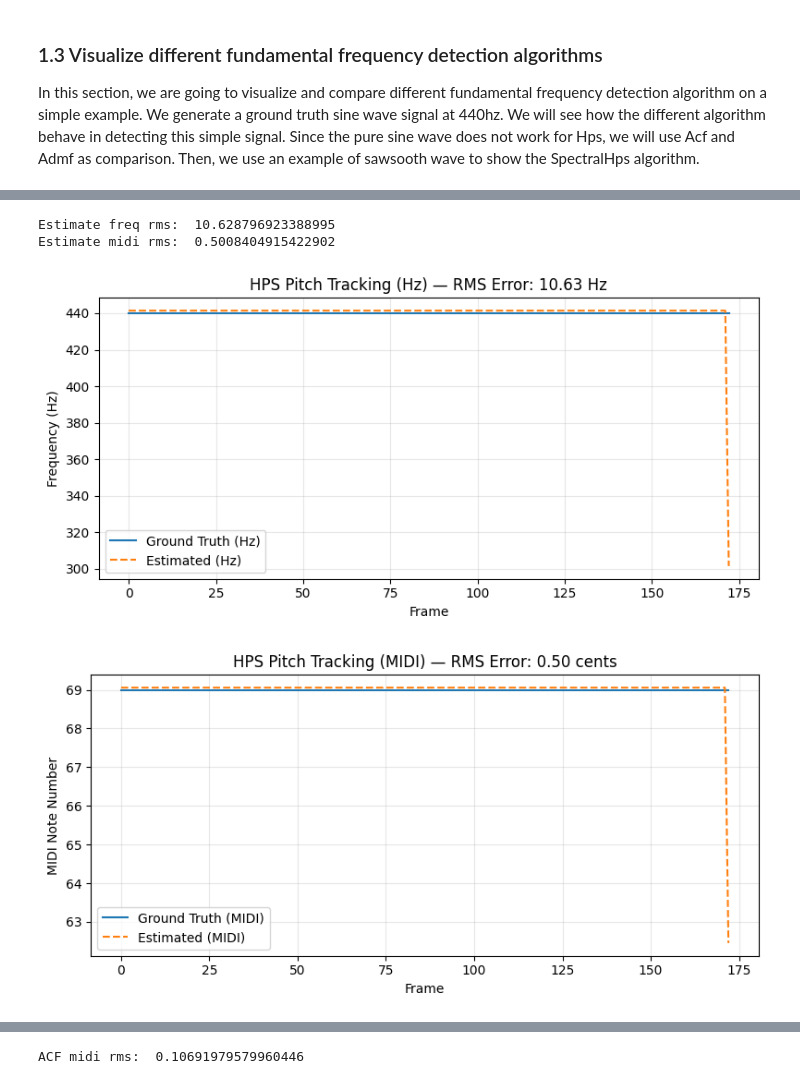
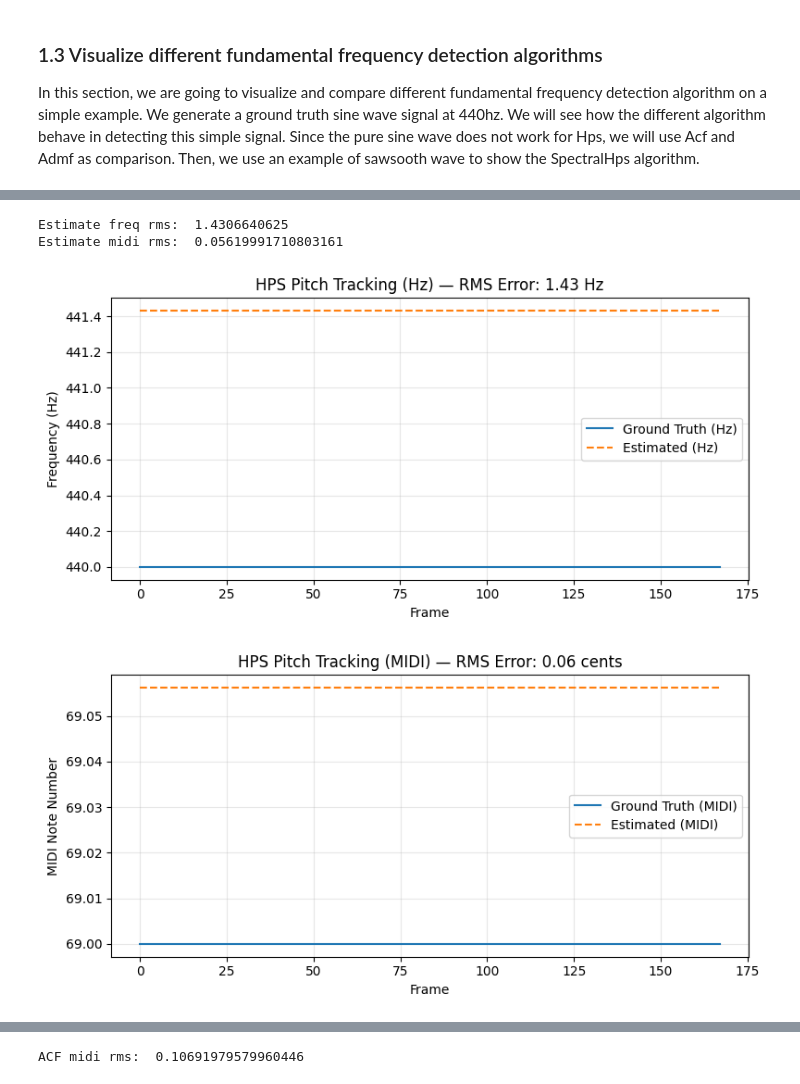
Before and after one commit to alexanderlerch/pynbACA, a Jupyter notebook: Notebooks/03_PitchContour.ipynb, the cells around one changed output, grey strips where cells are left out. Saved outputs shown, nothing was run; the diff lists cells and outputs as text; code cells hidden in the pictures.

```diff
--- a/Notebooks/03_PitchContour.ipynb
+++ b/Notebooks/03_PitchContour.ipynb
@@ -165,22 +174,25 @@ Estimate midi rms:  23.780108148282
 # %%
 wav, sr, gt_qfreq = sawtoothWavGen(440, 2, sr=44100, iBlockLength=4096)
 gt_midi = ToolFreq2Midi(gt_qfreq)
 iBlockLength=4096
 iHopLength=512
+gt_qfreq = gt_qfreq[0:-5]
+gt_midi = gt_midi[0:-5]
 
 est_freq_hps, est_time_hps = pyACA.computePitch('SpectralHps', wav, sr, iBlockLength=iBlockLength, iHopLength=iHopLength)
+est_freq_hps = est_freq_hps[0:-5]
 est_midi_hps = ToolFreq2Midi(est_freq_hps)
 hps_rms_freq_error = eval_pitchtrack(estimate=est_freq_hps, groundtruth=gt_qfreq, mode='freq')
 hps_rms_midi_error = eval_pitchtrack(estimate=est_midi_hps, groundtruth=gt_midi, mode='pitch')
 
 print("Estimate freq rms: ", hps_rms_freq_error)
 print("Estimate midi rms: ", hps_rms_midi_error)
 
 
 visualize_tracking_freq(est_freq_hps,gt_qfreq,hps_rms_freq_error, 'HPS Pitch Tracking (Hz)')
 visualize_tracking_midi(est_midi_hps,gt_midi,hps_rms_midi_error, 'HPS Pitch Tracking (MIDI)')
 # %% [output]
-Estimate freq rms:  10.628796923388995
-Estimate midi rms:  0.5008404915422902
+Estimate freq rms:  1.4306640625
+Estimate midi rms:  0.05619991710803161
-[figure, old version]
+[figure, new version]
-[figure, old version]
+[figure, new version]
```
Also changed, not shown: parts of 14 cells of this notebook, 38 other files.
